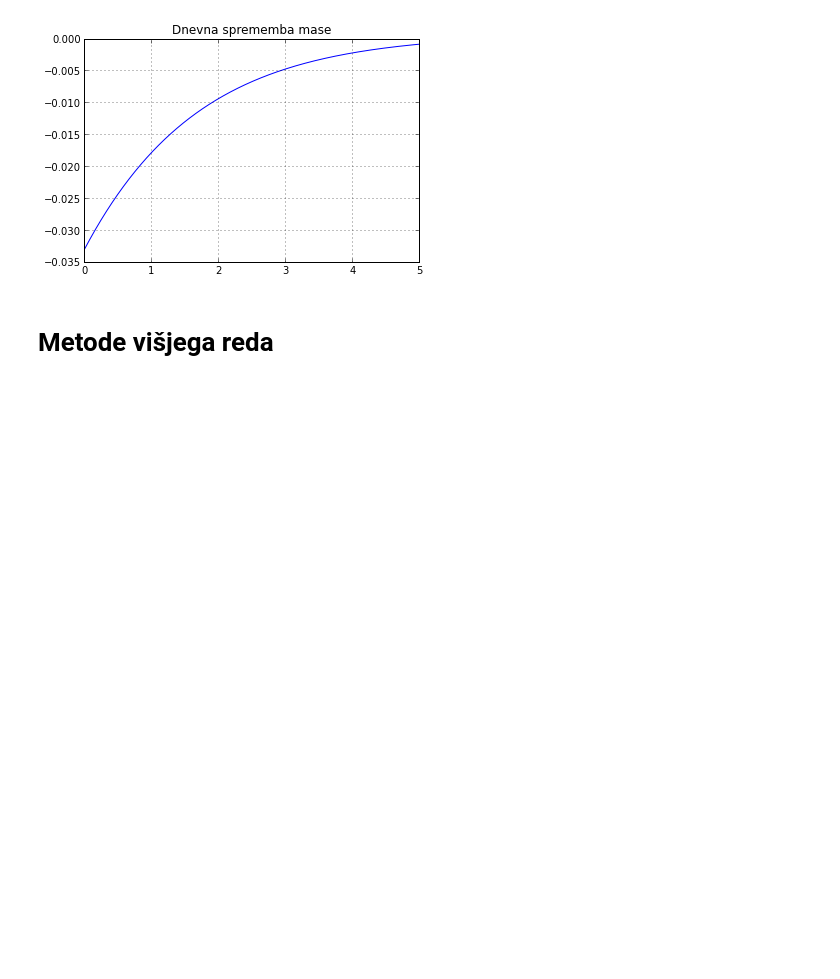
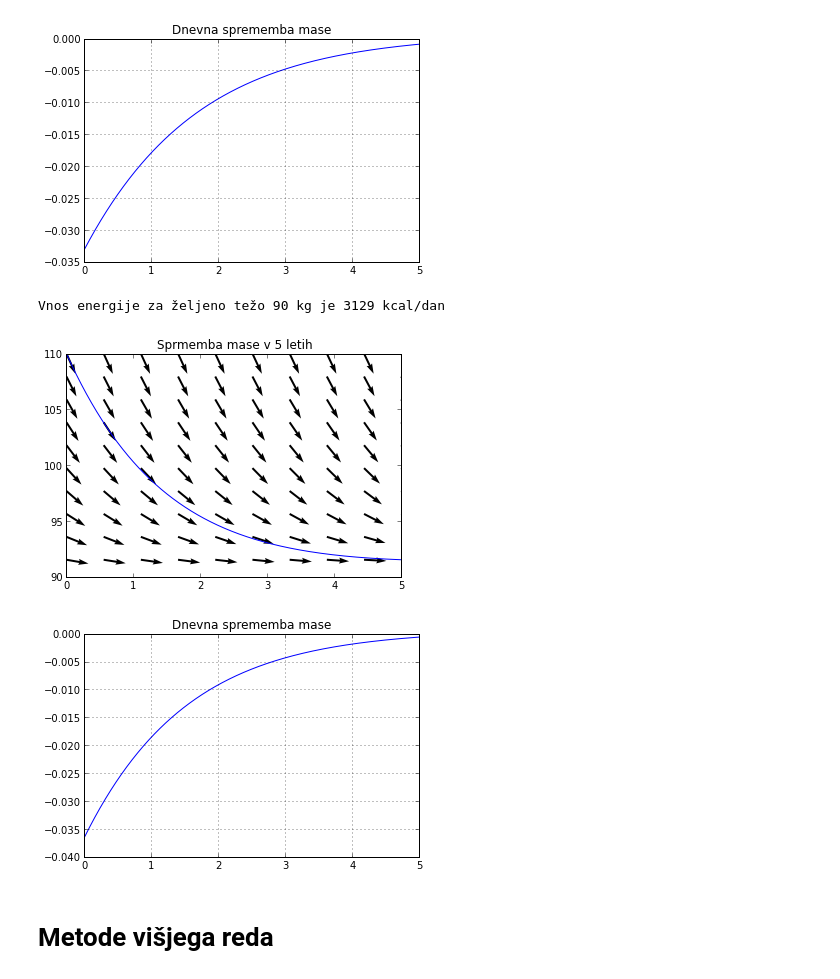
Before and after one commit to mrcinv/nummat, a Jupyter notebook: Vaja9.ipynb, the cells around one changed output. Drawn from its saved outputs; the diff is of its cells as text; code cells hidden in the pictures; blank space fills up the shorter version.

```diff
--- a/Vaja9.ipynb
+++ b/Vaja9.ipynb
@@ -216,6 +217,20 @@ t,y = simulate(M0)
 # %% [output]
 [figure]
 [figure]
+# %%
+# ciljna teža dosežena s kombinacijo diete in teka
+M=90
+m = PA/M0*(1+3*507/PA/7)
+E=(m*M + rmr(5,M))/(1-beta)
+print ("Vnos energije za željeno težo %d kg je %1.0f kcal/dan" %(M,E))
+# %% [output]
+Vnos energije za željeno težo 90 kg je 3129 kcal/dan
+# %%
+I = lambda t: E*ones_like(t)
+t,y = simulate(M0)
+# %% [output]
+[figure, added]
+[figure, added]
 # %% [markdown]
 # Metode višjega reda
 # %%
```
Also changed, not shown: parts of 5 cells of this notebook.
